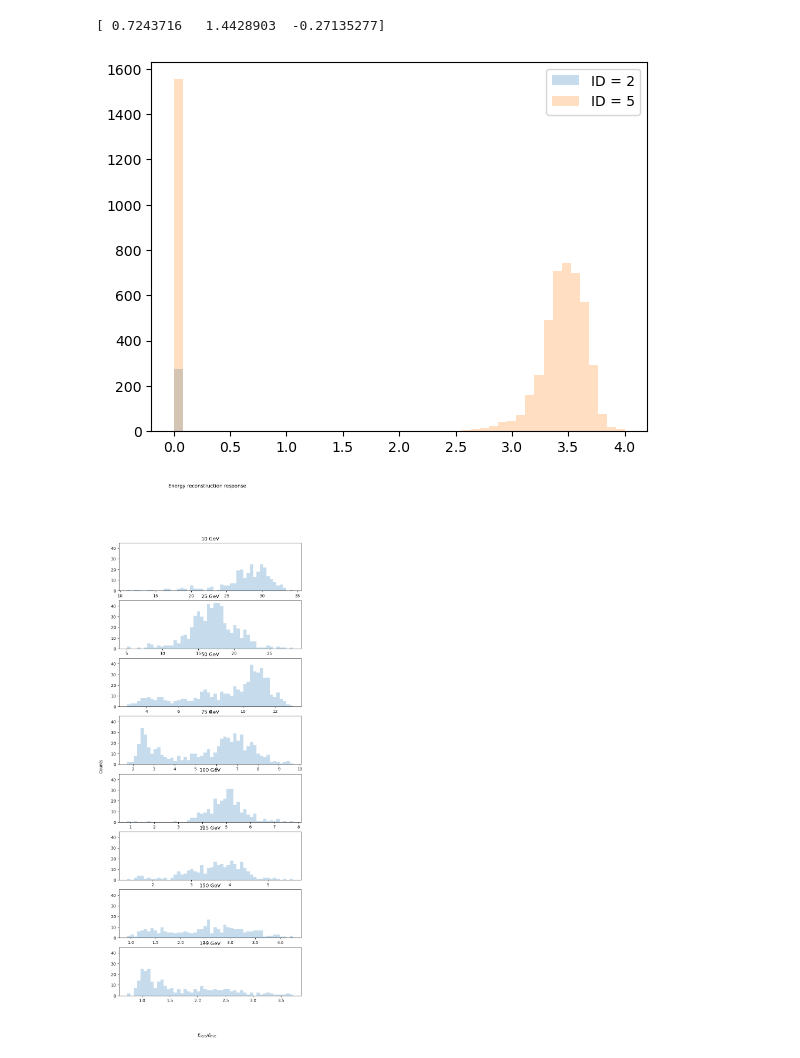
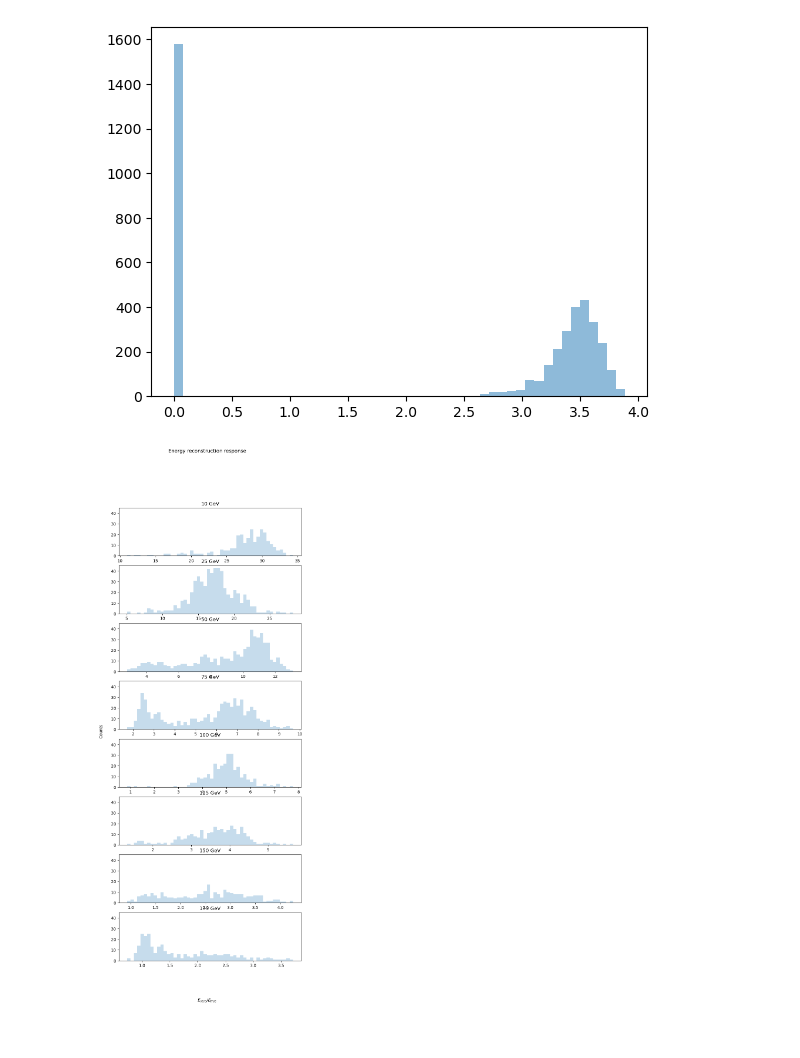
Before and after one commit to FedericoNardi/HGCalML, a Jupyter notebook: scripts/clustering.ipynb, the cells around one changed output. Saved outputs shown, nothing was run; the diff lists cells and outputs as text; code cells hidden in the pictures.

```diff
--- a/scripts/clustering.ipynb
+++ b/scripts/clustering.ipynb
@@ -5,7 +5,7 @@ import numpy as np
 import matplotlib.pyplot as plt
 import os
 
-with mgzip.open('../fullE_big_noE_predictions/pred_converted_100GeV_debug_35.bin.gz') as data:
+with mgzip.open('../fullE_big_noE_predictions/pred_converted_175GeV_debug_41.bin.gz') as data:
     predictions = pickle.load(data)
 # %%
 def calculate_cluster_distances(pred_beta, pred_dist, ccoords, t_d=1.):
@@ -17,18 +17,16 @@ def calculate_cluster_distances(pred_beta, pred_dist, ccoords, t_d=1.):
 # %%
 for event in predictions:
     pred_id = event[2]['pred_id'].argmax(axis=1)
     pred_beta = event[2]['pred_beta']
     pred_dist = event[2]['pred_dist']
     ccoords = event[2]['pred_ccoords']
     cluster_distances = calculate_cluster_distances(pred_beta, pred_dist, ccoords)
-    mask = cluster_distances<1.
-    plt.hist(cluster_distances[pred_id==2], bins=50, range=(0.,4.), alpha=0.25)
-    plt.hist(cluster_distances[pred_id==5], bins=50, range=(0.,4.), alpha=0.25)
-    plt.legend([r'ID = 2',r'ID = 5'])
+    #mask = cluster_distances<1.
+    plt.hist(cluster_distances, bins=50, alpha=0.5)
+    #plt.legend([r'ID = 1',r'ID = 3',r'ID = 4',r'ID = 5'])
     break
 # %% [output]
-[ 0.7243716   1.4428903  -0.27135277]
-[figure, old version]
+[figure, new version]
 # %%
 # Generate as many subplots as len(energy)
 fig, axs = plt.subplots(8, 1, figsize=(8, 20), sharey=True)
```
